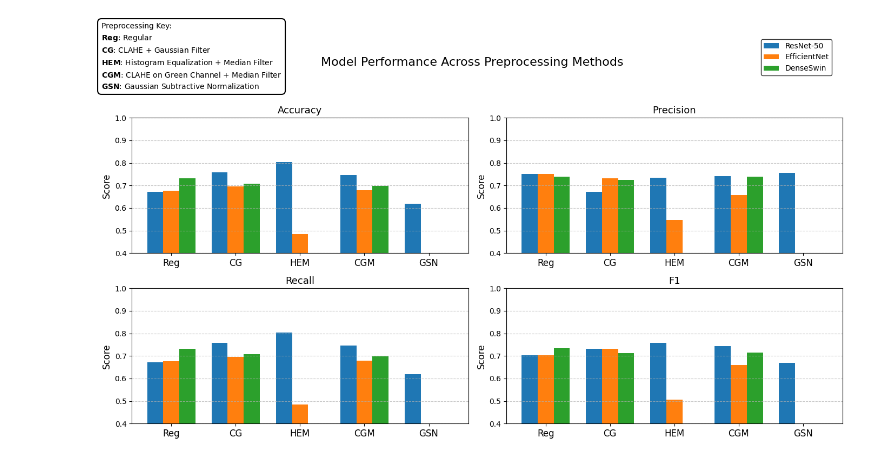
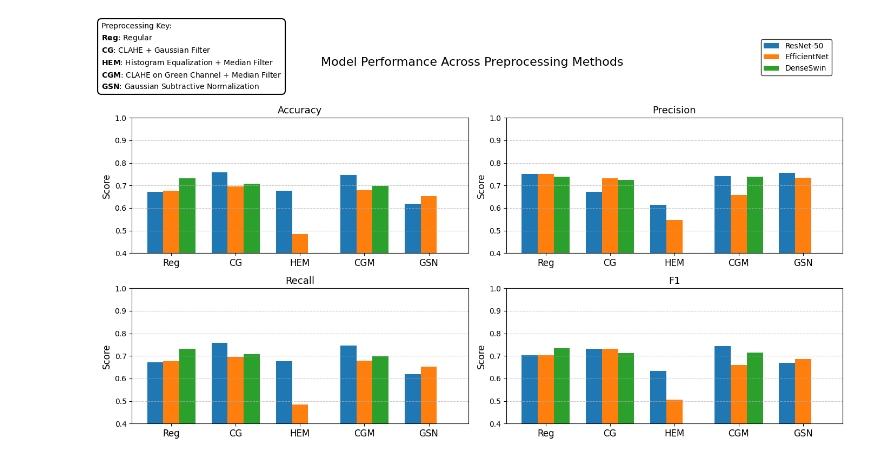
Before and after one commit to rymayl33/Diabetic_Retinopathy_Preprocessing, a Jupyter notebook: plot_results.ipynb, the cells around one changed output. Drawn from its saved outputs; the diff is of its cells as text; code cells hidden in the pictures.

```diff
--- a/plot_results.ipynb
+++ b/plot_results.ipynb
@@ -13,33 +13,33 @@ scores = np.array([
     [
         [0.6709, 0.6762, 0.7328],  # Method A
         [0.7580, 0.6961, 0.7068],  # Method B
-        [0.8042, 0.4840, 0.0],  # Method C
+        [0.6767, 0.4840, 0.0],  # Method C
         [0.7467, 0.6780, 0.6972],  # Method D
-        [0.6184, 0.0, 0.0]   # Method E
+        [0.6184, 0.6526, 0.0]   # Method E
     ],
     # Precision
     [
         [0.7503, 0.7501, 0.7380],
         [0.6729, 0.7312, 0.7243],
-        [0.7341, 0.5480, 0.0],
+        [0.6155, 0.5480, 0.0],
         [0.7407, 0.6572, 0.7381],
-        [0.7567, 0.0, 0.0]
+        [0.7567, 0.7335, 0.0]
     ],
     # Recall
     [
         [0.6709, 0.6762, 0.7328],
         [0.7580, 0.6961, 0.7068],
-        [0.8042, 0.4840, 0.0],
+        [0.6767, 0.4840, 0.0],
         [0.7467, 0.6780, 0.6972],
-        [0.6184 , 0.0, 0.0]
+        [0.6184 , 0.6526, 0.0]
     ],
     # F1 Score
     [
         [0.7033, 0.7036, 0.7336],
         [0.7317, 0.7317, 0.7121],
-        [0.7583, 0.5070, 0.0],
+        [0.6344, 0.5070, 0.0],
         [0.7432, 0.6611, 0.7144],
-        [0.6698, 0.0, 0.0]
+        [0.6698, 0.6869, 0.0]
     ]
 ])
 
@@ -59,31 +59,31 @@ for idx, ax in enumerate(axes):
 
     ax.set_title(metrics[idx], fontsize=13)
     ax.set_xticks(x)
     ax.set_xticklabels(short_labels, fontsize=12)
     ax.set_ylim(0.4, 1.0)
     ax.set_ylabel('Score', fontsize=12)
     ax.grid(True, axis='y', linestyle='--', alpha=0.7)
 
 # Legend once for all subplots
 legend = fig.legend(models, loc='upper right', fontsize='medium', bbox_to_anchor=(0.98, 0.95))
 legend.get_frame().set_edgecolor('black')
 
 # Add explanation for short labels below the plots
 label_lines = [r"$\bf{" + short + r"}$: " + full for short, full in zip(short_labels, preprocessing_methods)]
 label_text = "Preprocessing Key:\n" + "\n".join(label_lines)
 
 # Draw the text box in the upper left
 fig.text(0.01, 0.98, label_text, ha='left', va='top', fontsize=10, linespacing=1.5)
 
 # Add a rectangle around the text manually using a patch
 bbox_props = dict(boxstyle="round,pad=0.5", edgecolor='black', facecolor='white', linewidth=1.5)
 
 # Add an annotation box with dummy text and override it with our label
 fig.text(0.01, 0.98, label_text, ha='left', va='top', fontsize=10,
          linespacing=1.5, bbox=bbox_props)
 
 fig.suptitle('Model Performance Across Preprocessing Methods', fontsize=16, y=0.9)
 plt.tight_layout(rect=[0, 0, 1, 0.85])
 plt.show()
 # %% [output]
-[figure, old version]
+[figure, new version]
```
Also changed, not shown: 1 other file.
